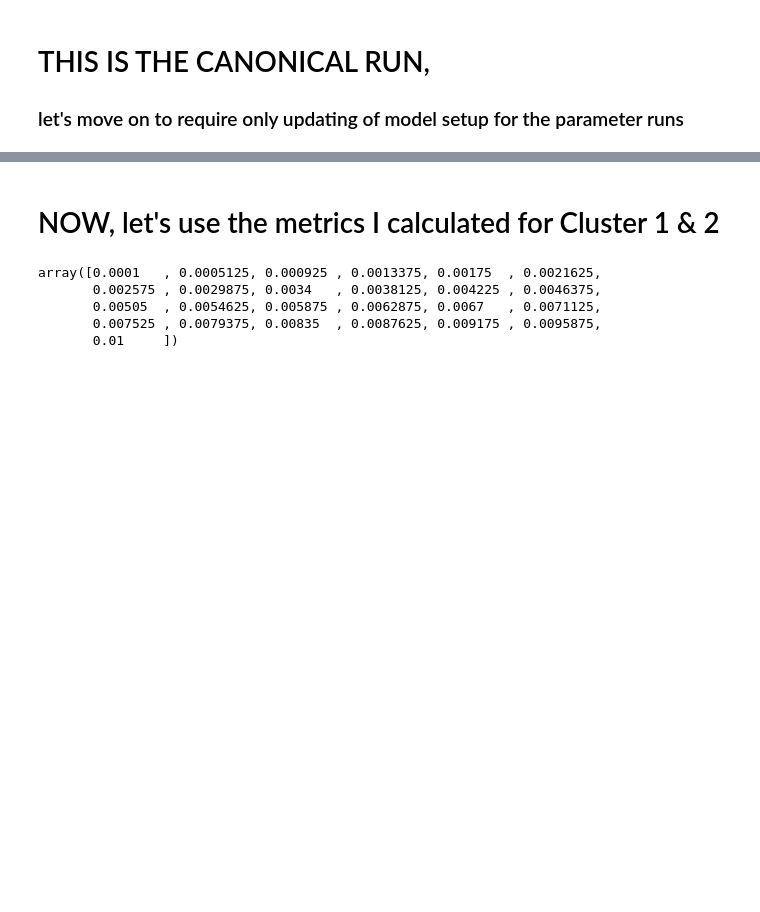
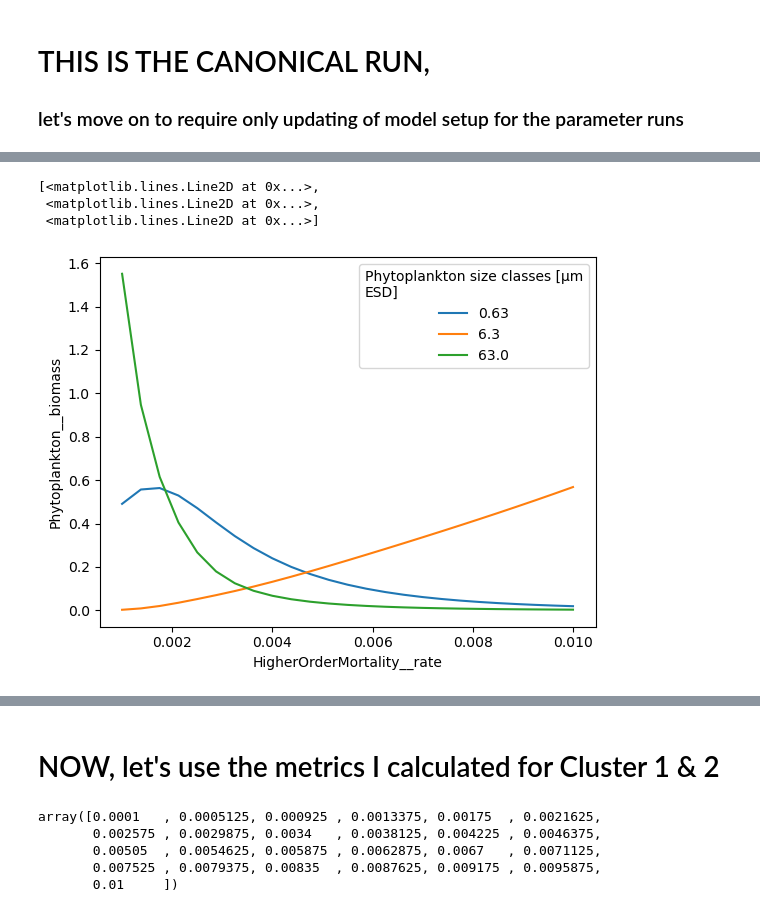
Before and after one commit to ben1post/SSMCariaco, a Jupyter notebook: FirstTestRuns/StockModelFirstTestRuns.ipynb, the cells around one changed output, grey strips where cells are left out. Cells and saved outputs as stored; diff of their text form; code cells hidden in the pictures; blank space fills up the shorter version.

```diff
--- a/FirstTestRuns/StockModelFirstTestRuns.ipynb
+++ b/FirstTestRuns/StockModelFirstTestRuns.ipynb
@@ -180,0 +238,9 @@ model_out.Zooplankton__biomass.plot.line(x='time', aspect=3, size=3)
+# %%
+(Mz4_parscan_modelout.swap_dims({'batch':'HigherOrderMortality__rate'})
+    .isel(time=slice(365*9,365*10))
+    .Phytoplankton__biomass.mean(dim="time").plot.line(x='HigherOrderMortality__rate'))
+# %% [output]
+[<matplotlib.lines.Line2D at 0x...>,
+ <matplotlib.lines.Line2D at 0x...>,
+ <matplotlib.lines.Line2D at 0x...>]
+[figure, added]
```
Also changed, not shown: parts of 18 cells of this notebook.
